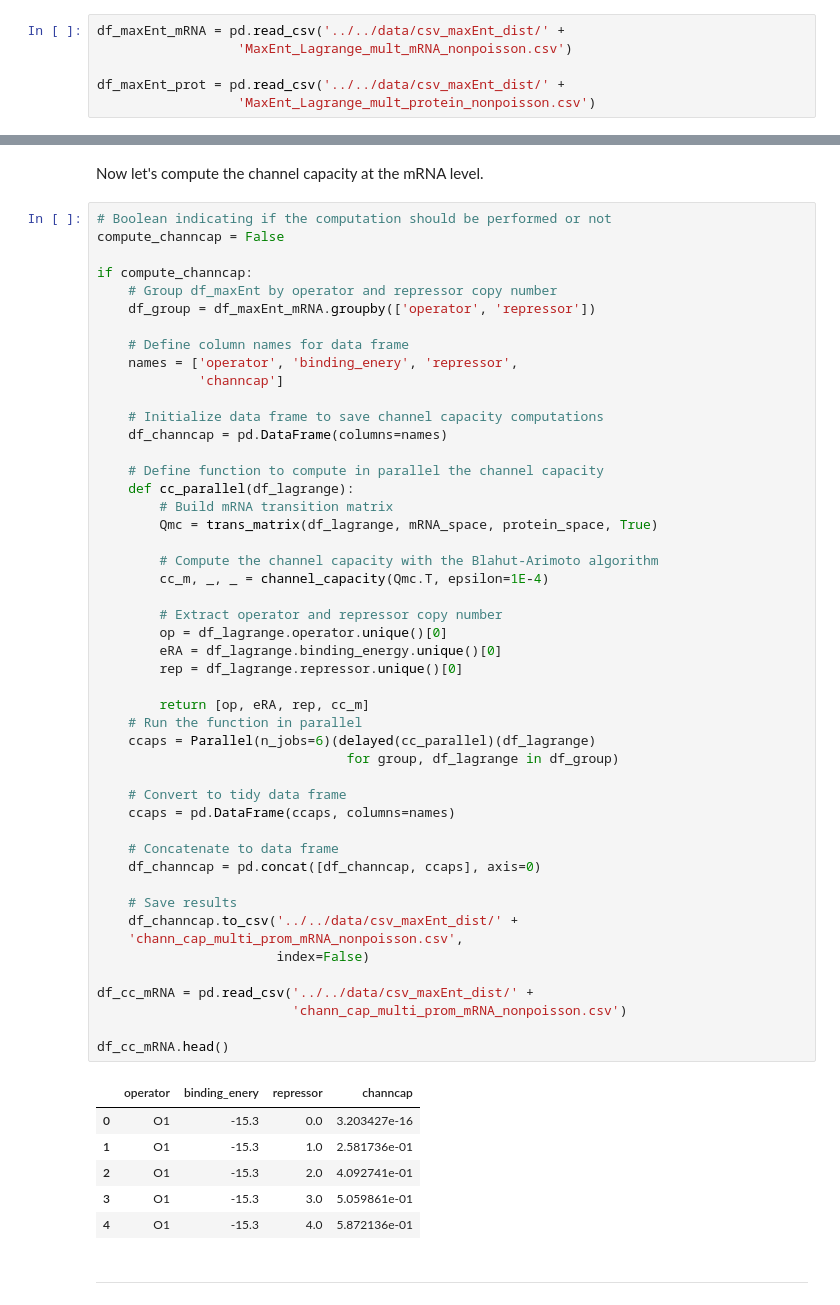
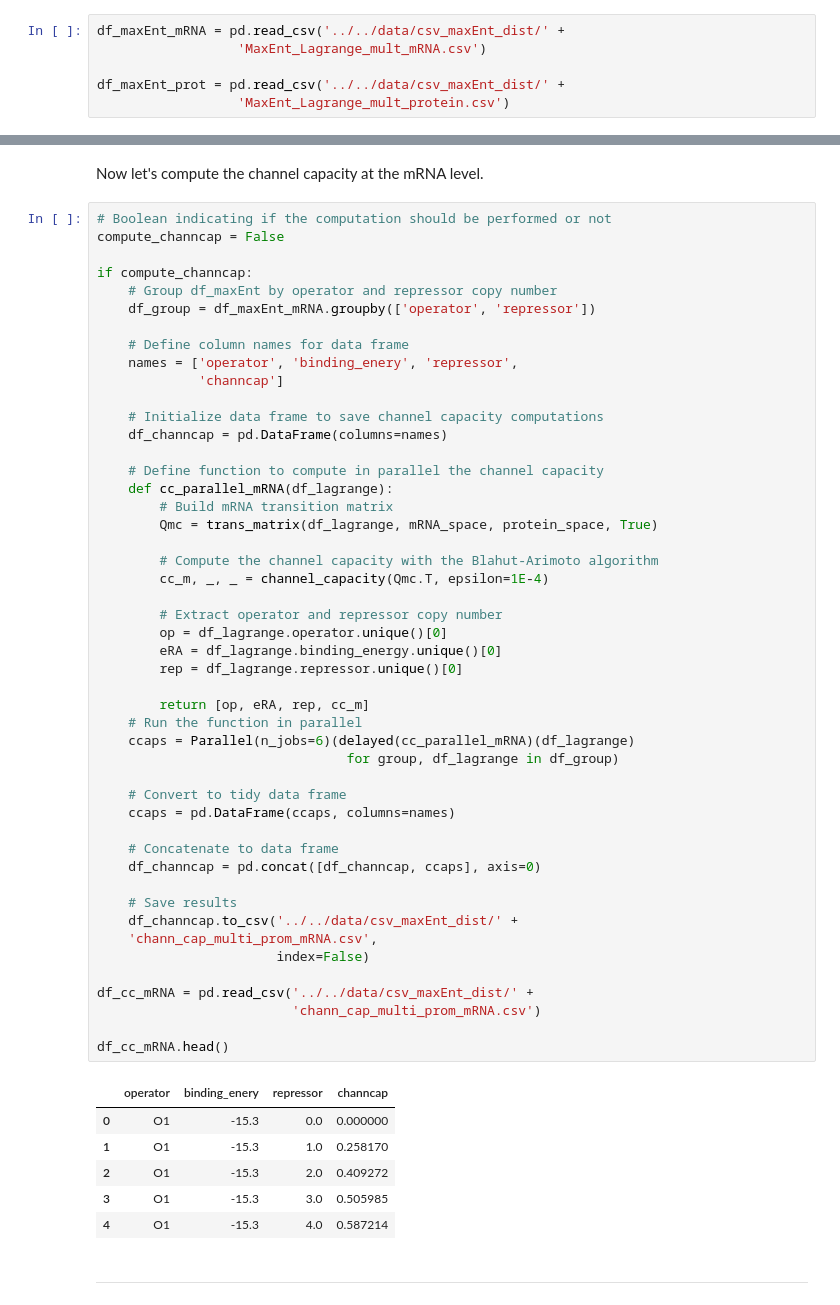
Before and after one commit to RPGroup-PBoC/chann_cap, a Jupyter notebook: src/theory/blahut_algorithm_channel_capacity.ipynb, the cells around one changed output, grey strips where cells are left out. Cells and saved outputs as stored; diff of their text form.

```diff
--- a/src/theory/blahut_algorithm_channel_capacity.ipynb
+++ b/src/theory/blahut_algorithm_channel_capacity.ipynb
@@ -495,10 +495,10 @@ One of the possible sources of noise is the fact that cells spend part of the ce
 Let's read the resulting Lagrange multipliers and compute the channel capacity for this case. These Lagrange multipliers were fit independently for the mRNA and the protein distribution. So we will read two independent files.
 # %%
 df_maxEnt_mRNA = pd.read_csv('../../data/csv_maxEnt_dist/' +
-                  'MaxEnt_Lagrange_mult_mRNA_nonpoisson.csv')
+                  'MaxEnt_Lagrange_mult_mRNA.csv')
 
 df_maxEnt_prot = pd.read_csv('../../data/csv_maxEnt_dist/' +
-                  'MaxEnt_Lagrange_mult_protein_nonpoisson.csv')
+                  'MaxEnt_Lagrange_mult_protein.csv')
 # %% [markdown]
 ### mRNA level channel capacity
 # %% [markdown]
@@ -530,45 +530,45 @@ if compute_channcap:
     df_channcap = pd.DataFrame(columns=names)
 
     # Define function to compute in parallel the channel capacity
-    def cc_parallel(df_lagrange):
+    def cc_parallel_mRNA(df_lagrange):
         # Build mRNA transition matrix
         Qmc = trans_matrix(df_lagrange, mRNA_space, protein_space, True)
 
         # Compute the channel capacity with the Blahut-Arimoto algorithm
         cc_m, _, _ = channel_capacity(Qmc.T, epsilon=1E-4)
 
         # Extract operator and repressor copy number
         op = df_lagrange.operator.unique()[0]
         eRA = df_lagrange.binding_energy.unique()[0]
         rep = df_lagrange.repressor.unique()[0]
 
         return [op, eRA, rep, cc_m]
     # Run the function in parallel
-    ccaps = Parallel(n_jobs=6)(delayed(cc_parallel)(df_lagrange)
+    ccaps = Parallel(n_jobs=6)(delayed(cc_parallel_mRNA)(df_lagrange)
                                 for group, df_lagrange in df_group)
 
     # Convert to tidy data frame
     ccaps = pd.DataFrame(ccaps, columns=names)
 
     # Concatenate to data frame
     df_channcap = pd.concat([df_channcap, ccaps], axis=0)
 
     # Save results
     df_channcap.to_csv('../../data/csv_maxEnt_dist/' +
-    'chann_cap_multi_prom_mRNA_nonpoisson.csv',
+    'chann_cap_multi_prom_mRNA.csv',
                        index=False)
 
 df_cc_mRNA = pd.read_csv('../../data/csv_maxEnt_dist/' +
-                         'chann_cap_multi_prom_mRNA_nonpoisson.csv')
+                         'chann_cap_multi_prom_mRNA.csv')
 
 df_cc_mRNA.head()
 # %% [output]
 |  | operator | binding_enery | repressor | channcap |
-| 0 | O1 | -15.3 | 0.0 | 3.203427e-16 |
-| 1 | O1 | -15.3 | 1.0 | 2.581736e-01 |
-| 2 | O1 | -15.3 | 2.0 | 4.092741e-01 |
-| 3 | O1 | -15.3 | 3.0 | 5.059861e-01 |
-| 4 | O1 | -15.3 | 4.0 | 5.872136e-01 |
+| 0 | O1 | -15.3 | 0.0 | 0.000000 |
+| 1 | O1 | -15.3 | 1.0 | 0.258170 |
+| 2 | O1 | -15.3 | 2.0 | 0.409272 |
+| 3 | O1 | -15.3 | 3.0 | 0.505985 |
+| 4 | O1 | -15.3 | 4.0 | 0.587214 |
 # %% [markdown]
 ---
 # %% [markdown]
```
Also changed, not shown: parts of 7 cells of this notebook.
